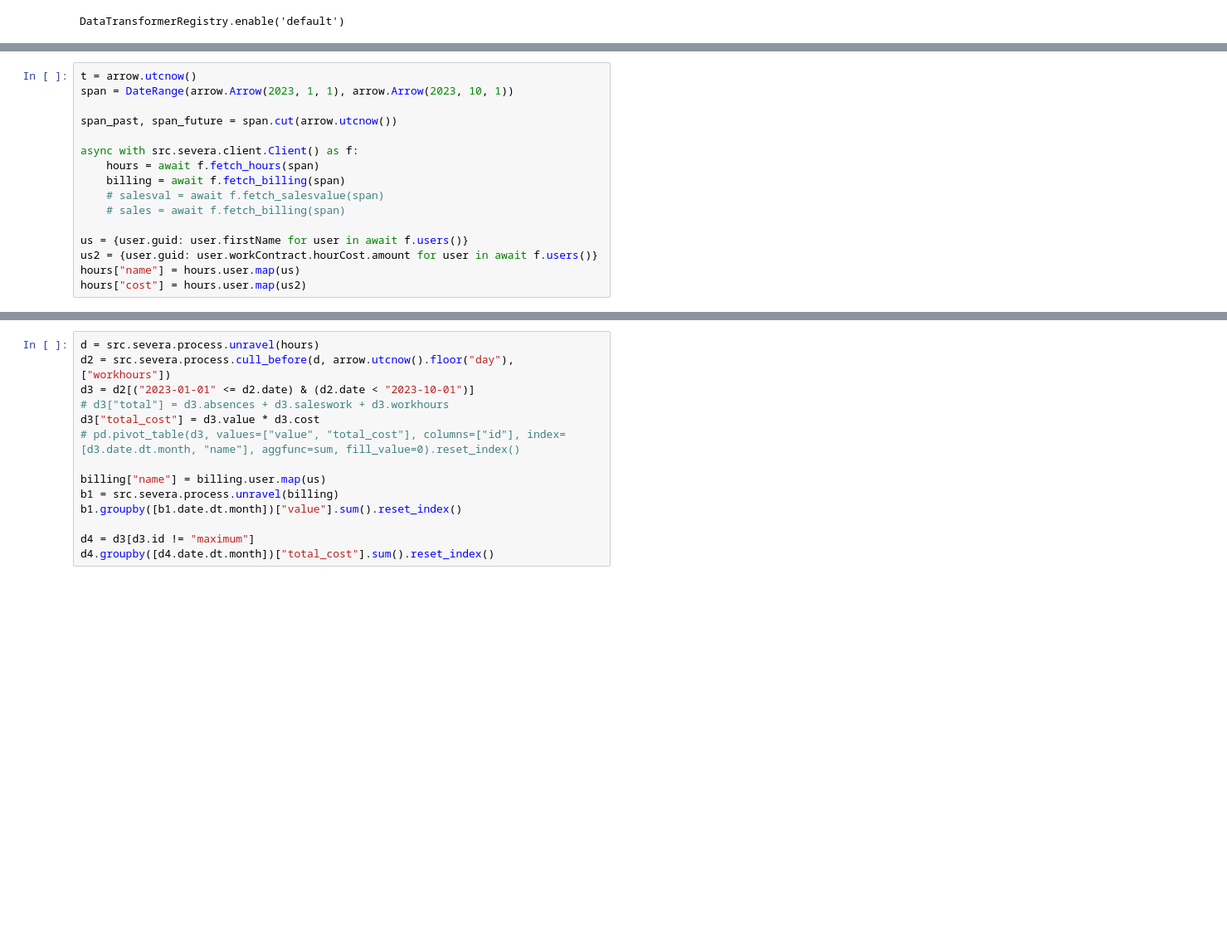
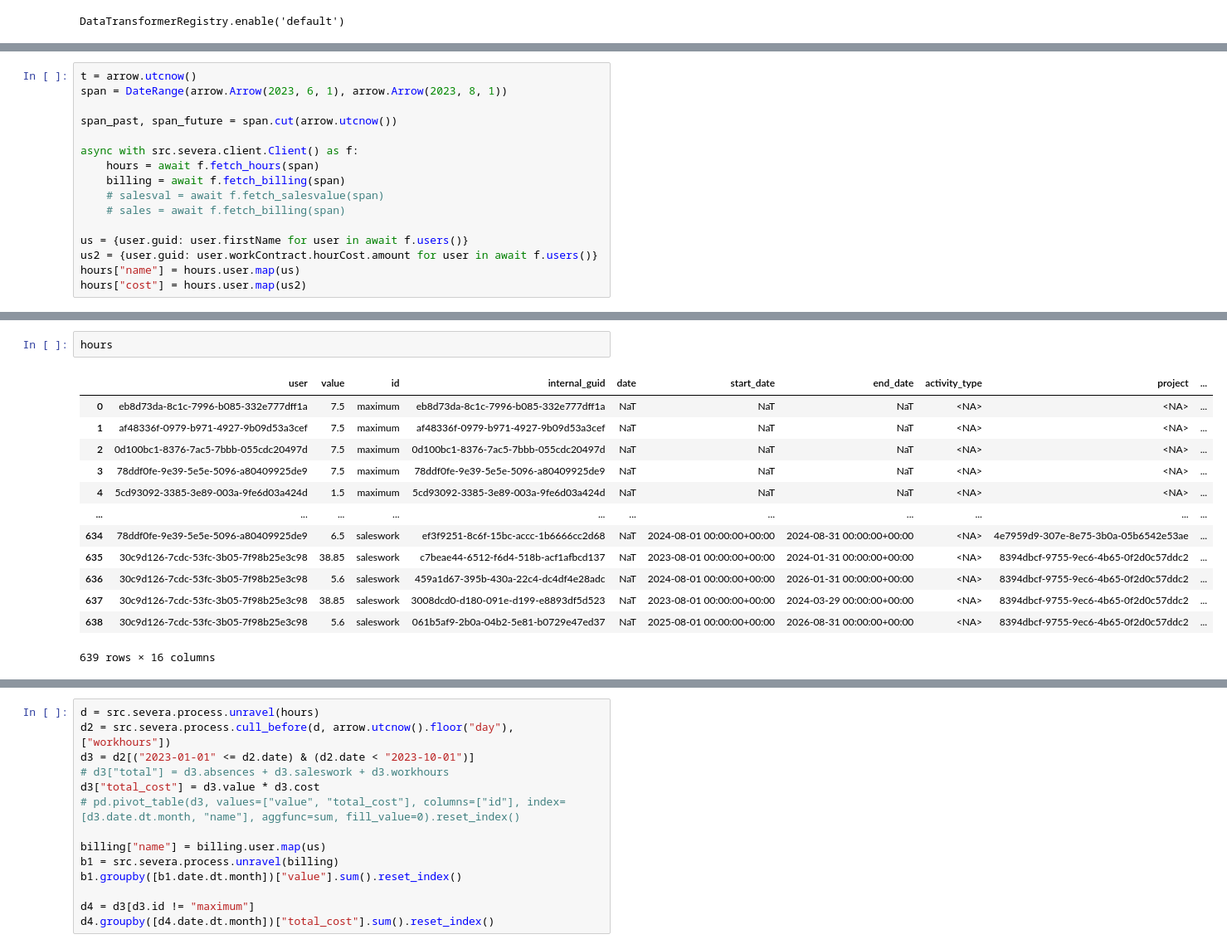
Before and after one commit to vreima/tie-dashboard, a Jupyter notebook: testing-notebook.ipynb, the cells around one changed output, grey strips where cells are left out. Shown at 83% size. Cells and saved outputs as stored; diff of their text form; blank space fills up the shorter version.

```diff
--- a/testing-notebook.ipynb
+++ b/testing-notebook.ipynb
@@ -68,6 +35,6 @@ For more information check: https://httpstatuses.com/400
 # %%
 t = arrow.utcnow()
-span = DateRange(arrow.Arrow(2023, 1, 1), arrow.Arrow(2023, 10, 1))
+span = DateRange(arrow.Arrow(2023, 6, 1), arrow.Arrow(2023, 8, 1))
 
 span_past, span_future = span.cut(arrow.utcnow())
 
@@ -102,0 +69,16 @@ JSONDecodeError: Expecting value: line 1 column 1 (char 0)
+# %%
+hours
+# %% [output]
+|  | user | value | id | internal_guid | date | start_date | end_date | activity_type | project | ... |
+| 0 | eb8d73da-8c1c-7996-b085-332e777dff1a | 7.5 | maximum | eb8d73da-8c1c-7996-b085-332e777dff1a | NaT | NaT | NaT | <NA> | <NA> | ... |
+| 1 | af48336f-0979-b971-4927-9b09d53a3cef | 7.5 | maximum | af48336f-0979-b971-4927-9b09d53a3cef | NaT | NaT | NaT | <NA> | <NA> | ... |
+| 2 | 0d100bc1-8376-7ac5-7bbb-055cdc20497d | 7.5 | maximum | 0d100bc1-8376-7ac5-7bbb-055cdc20497d | NaT | NaT | NaT | <NA> | <NA> | ... |
+| 3 | 78ddf0fe-9e39-5e5e-5096-a80409925de9 | 7.5 | maximum | 78ddf0fe-9e39-5e5e-5096-a80409925de9 | NaT | NaT | NaT | <NA> | <NA> | ... |
+| 4 | 5cd93092-3385-3e89-003a-9fe6d03a424d | 1.5 | maximum | 5cd93092-3385-3e89-003a-9fe6d03a424d | NaT | NaT | NaT | <NA> | <NA> | ... |
+| ... | ... | ... | ... | ... | ... | ... | ... | ... | ... | ... |
+| 634 | 78ddf0fe-9e39-5e5e-5096-a80409925de9 | 6.5 | saleswork | ef3f9251-8c6f-15bc-accc-1b6666cc2d68 | NaT | 2024-08-01 00:00:00+00:00 | 2024-08-31 00:00:00+00:00 | <NA> | 4e7959d9-307e-8e75-3b0a-05b6542e53ae | ... |
+| 635 | 30c9d126-7cdc-53fc-3b05-7f98b25e3c98 | 38.85 | saleswork | c7beae44-6512-f6d4-518b-acf1afbcd137 | NaT | 2023-08-01 00:00:00+00:00 | 2024-01-31 00:00:00+00:00 | <NA> | 8394dbcf-9755-9ec6-4b65-0f2d0c57ddc2 | ... |
+| 636 | 30c9d126-7cdc-53fc-3b05-7f98b25e3c98 | 5.6 | saleswork | 459a1d67-395b-430a-22c4-dc4df4e28adc | NaT | 2024-08-01 00:00:00+00:00 | 2026-01-31 00:00:00+00:00 | <NA> | 8394dbcf-9755-9ec6-4b65-0f2d0c57ddc2 | ... |
+| 637 | 30c9d126-7cdc-53fc-3b05-7f98b25e3c98 | 38.85 | saleswork | 3008dcd0-d180-091e-d199-e8893df5d523 | NaT | 2023-08-01 00:00:00+00:00 | 2024-03-29 00:00:00+00:00 | <NA> | 8394dbcf-9755-9ec6-4b65-0f2d0c57ddc2 | ... |
+| 638 | 30c9d126-7cdc-53fc-3b05-7f98b25e3c98 | 5.6 | saleswork | 061b5af9-2b0a-04b2-5e81-b0729e47ed37 | NaT | 2025-08-01 00:00:00+00:00 | 2026-08-31 00:00:00+00:00 | <NA> | 8394dbcf-9755-9ec6-4b65-0f2d0c57ddc2 | ... |
+639 rows × 16 columns
```
Also changed, not shown: parts of 3 cells of this notebook, 13 other files.
